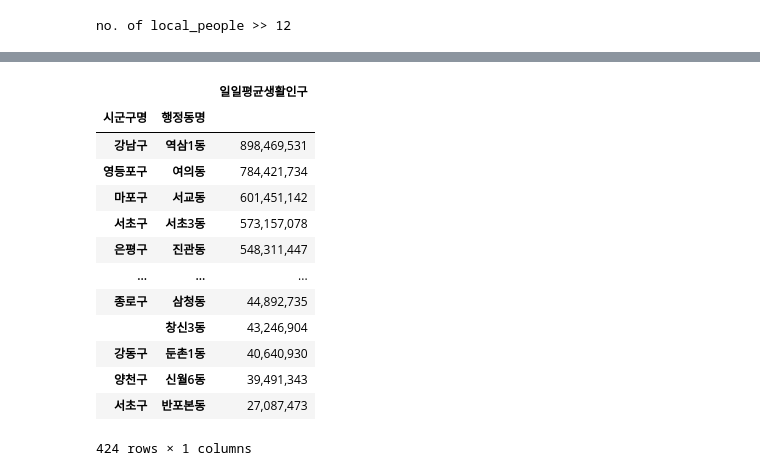
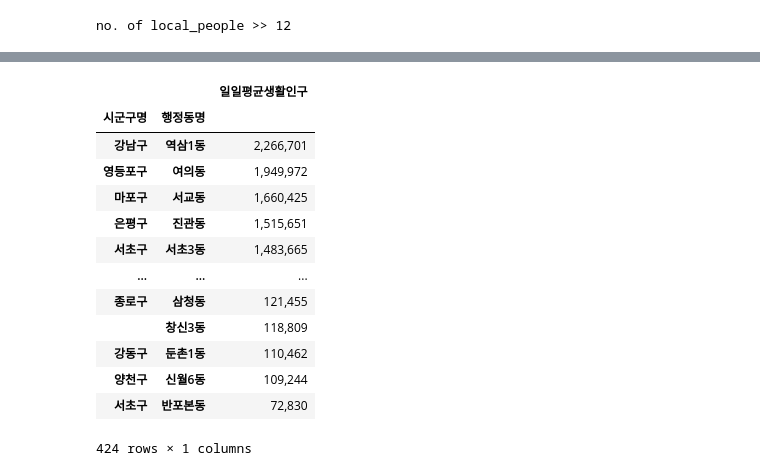
Before and after one commit to syshin0116/Dacon, a Jupyter notebook: 생활인구/서울시 생활인구 전처리.ipynb, the cells around one changed output, grey strips where cells are left out. Cells and saved outputs as stored; diff of their text form; code cells hidden in the pictures.

```diff
--- a/생활인구/서울시 생활인구 전처리.ipynb
+++ b/생활인구/서울시 생활인구 전처리.ipynb
@@ -182,21 +184,21 @@ df_dong
 10176 rows × 16 columns
 # %%
 #총 일평균 생활인구
-df_dong.pivot_table("일일평균생활인구", index=["시군구명","행정동명"],aggfunc = 'sum').sort_values(by=["일일평균생활인구"],ascending=False)
+df_dong.pivot_table("일일평균생활인구", index=["시군구명","행정동명"],aggfunc = 'mean').sort_values(by=["일일평균생활인구"],ascending=False)
 # %% [output]
 |  |  | 일일평균생활인구 |
 | 시군구명 | 행정동명 |  |
-| 강남구 | 역삼1동 | 898,469,531 |
-| 영등포구 | 여의동 | 784,421,734 |
-| 마포구 | 서교동 | 601,451,142 |
-| 서초구 | 서초3동 | 573,157,078 |
-| 은평구 | 진관동 | 548,311,447 |
+| 강남구 | 역삼1동 | 2,266,701 |
+| 영등포구 | 여의동 | 1,949,972 |
+| 마포구 | 서교동 | 1,660,425 |
+| 은평구 | 진관동 | 1,515,651 |
+| 서초구 | 서초3동 | 1,483,665 |
 | ... | ... | ... |
-| 종로구 | 삼청동 | 44,892,735 |
-|  | 창신3동 | 43,246,904 |
-| 강동구 | 둔촌1동 | 40,640,930 |
-| 양천구 | 신월6동 | 39,491,343 |
-| 서초구 | 반포본동 | 27,087,473 |
+| 종로구 | 삼청동 | 121,455 |
+|  | 창신3동 | 118,809 |
+| 강동구 | 둔촌1동 | 110,462 |
+| 양천구 | 신월6동 | 109,244 |
+| 서초구 | 반포본동 | 72,830 |
 424 rows × 1 columns
 # %%
 #순위 분석 : 각 평균에 따른 합 비교
```
Also changed, not shown: parts of 9 cells of this notebook, 1 other file.
